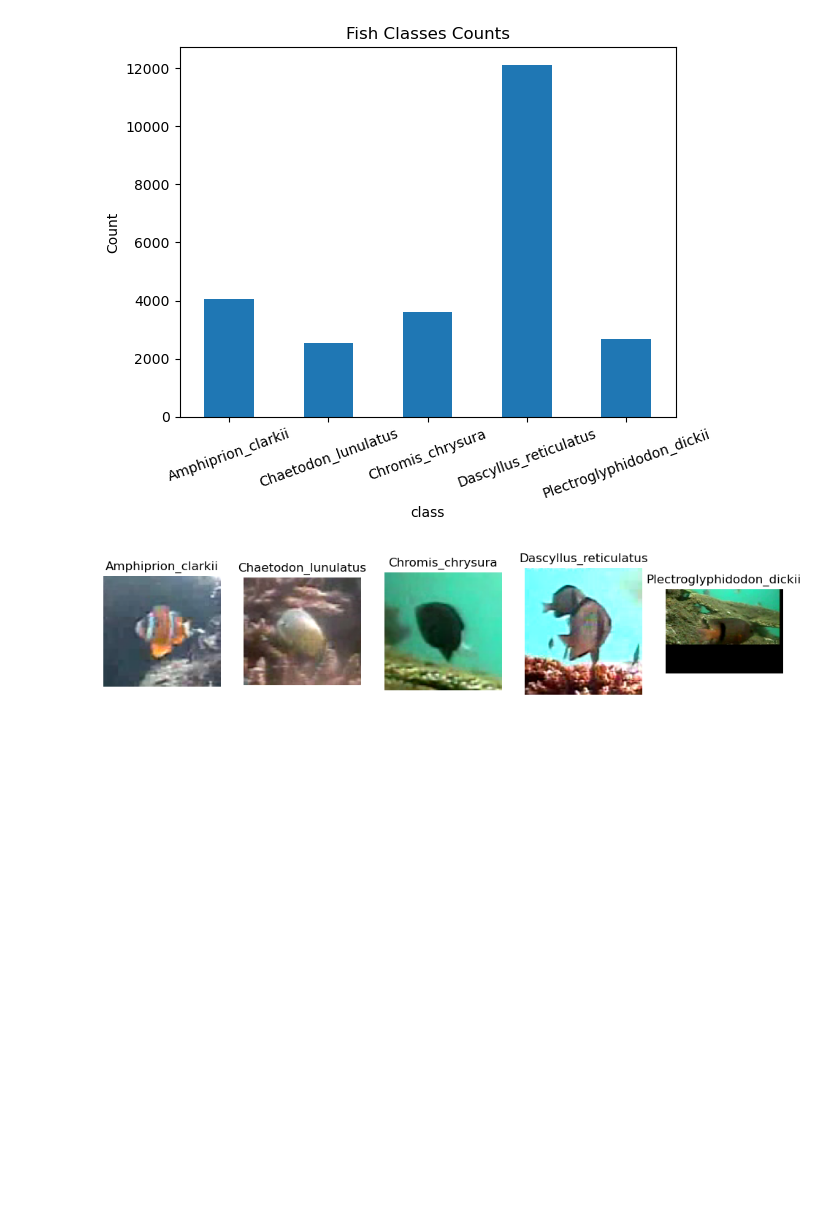
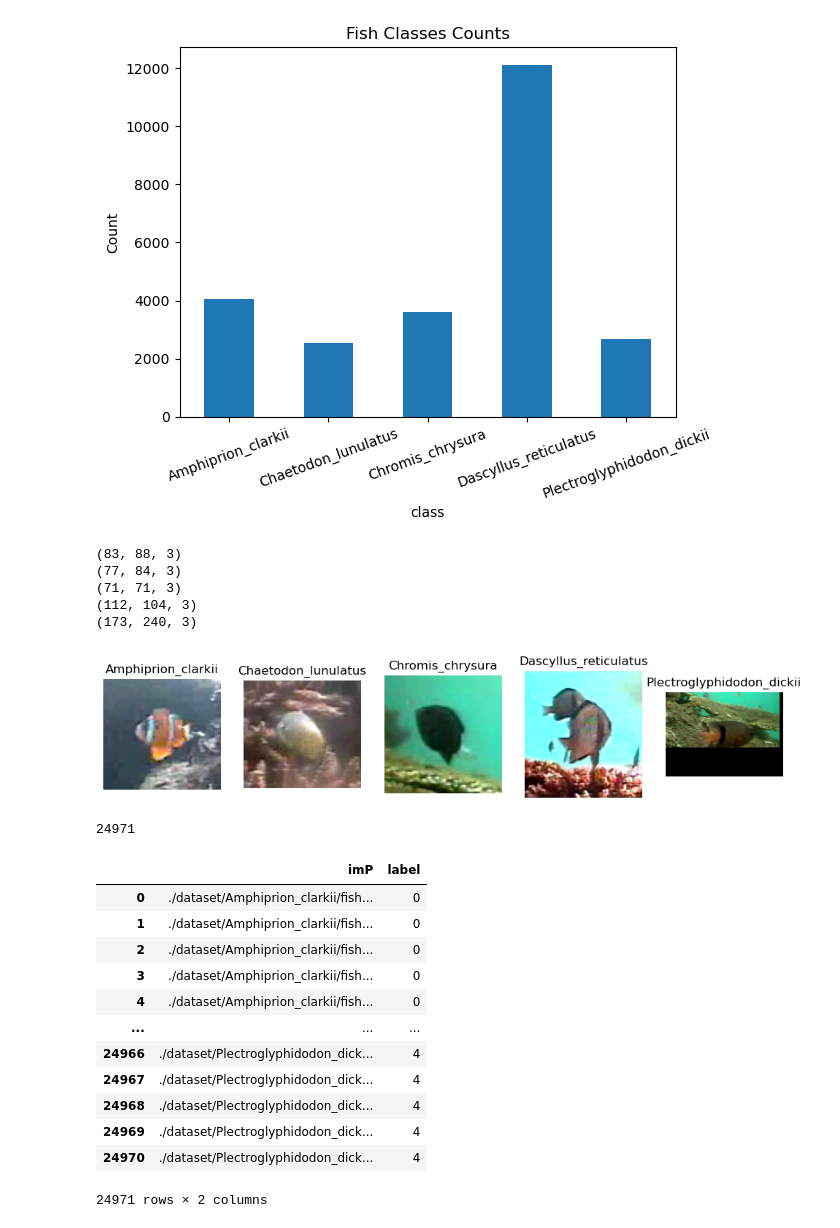
Before and after one commit to oakleighw/bigDataAnn_fishClassifier, a Jupyter notebook: big_data_main.ipynb, the cells around one changed output. Saved outputs shown, nothing was run; the diff lists cells and outputs as text; code cells hidden in the pictures; blank space fills up the shorter version.

```diff
--- a/big_data_main.ipynb
+++ b/big_data_main.ipynb
@@ -31,8 +31,55 @@ plt.figure(figsize=(12, 6))
 for i in range(0,len(classes)):
     plt.subplot(1,len(classes),i+1)
     image = mpimg.imread(p+ "/" + classes[i] + "/" + (os.listdir(p+"/"+classes[i])[0]))
+    print(image.shape)
     plt.imshow(image)
     plt.title(classes[i])
     plt.axis('off')
 # %% [output]
+(83, 88, 3)
+(77, 84, 3)
+(71, 71, 3)
+(112, 104, 3)
+(173, 240, 3)
 [figure]
+# %%
+#Create text file with labels
+
+#imPath_df = pd.DataFrame(columns=["path","class"])
+
+#Generate pandas df with paths and labels
+# dfInd = 0
+# for i in range(0,len(classes)):
+#     imList = os.listdir(p+"/"+classes[i])
+#     for j in range(0,len(imList)):
+#         imPath_df.loc[dfInd] = [p+ "/" + classes[i] + "/" + str(imList[j])] + [i]
+#         dfInd += 1
+
+# For generating text file
+# with open('fish_labels.txt', 'w') as f:
+#     for i in range(0,len(classes)):
+#         imList = os.listdir(p+"/"+classes[i])
+#         for j in range(0,len(imList)):
+#             f.write(p+ "/" + classes[i] + "/" + str(imList[j]) + " " + str(i) + "\n")
+
+
+#For reading text file
+
+imPath_df = pd.read_csv("fish_labels.txt",delim_whitespace=True, header=None, names = ["imP","label"])
+print(len(imPath_df))
+display(imPath_df)
+# %% [output]
+24971
+|  | imP | label |
+| 0 | ./dataset/Amphiprion_clarkii/fish... | 0 |
+| 1 | ./dataset/Amphiprion_clarkii/fish... | 0 |
+| 2 | ./dataset/Amphiprion_clarkii/fish... | 0 |
+| 3 | ./dataset/Amphiprion_clarkii/fish... | 0 |
+| 4 | ./dataset/Amphiprion_clarkii/fish... | 0 |
+| ... | ... | ... |
+| 24966 | ./dataset/Plectroglyphidodon_dick... | 4 |
+| 24967 | ./dataset/Plectroglyphidodon_dick... | 4 |
+| 24968 | ./dataset/Plectroglyphidodon_dick... | 4 |
+| 24969 | ./dataset/Plectroglyphidodon_dick... | 4 |
+| 24970 | ./dataset/Plectroglyphidodon_dick... | 4 |
+24971 rows × 2 columns
```
Also changed, not shown: parts of 5 cells of this notebook.
